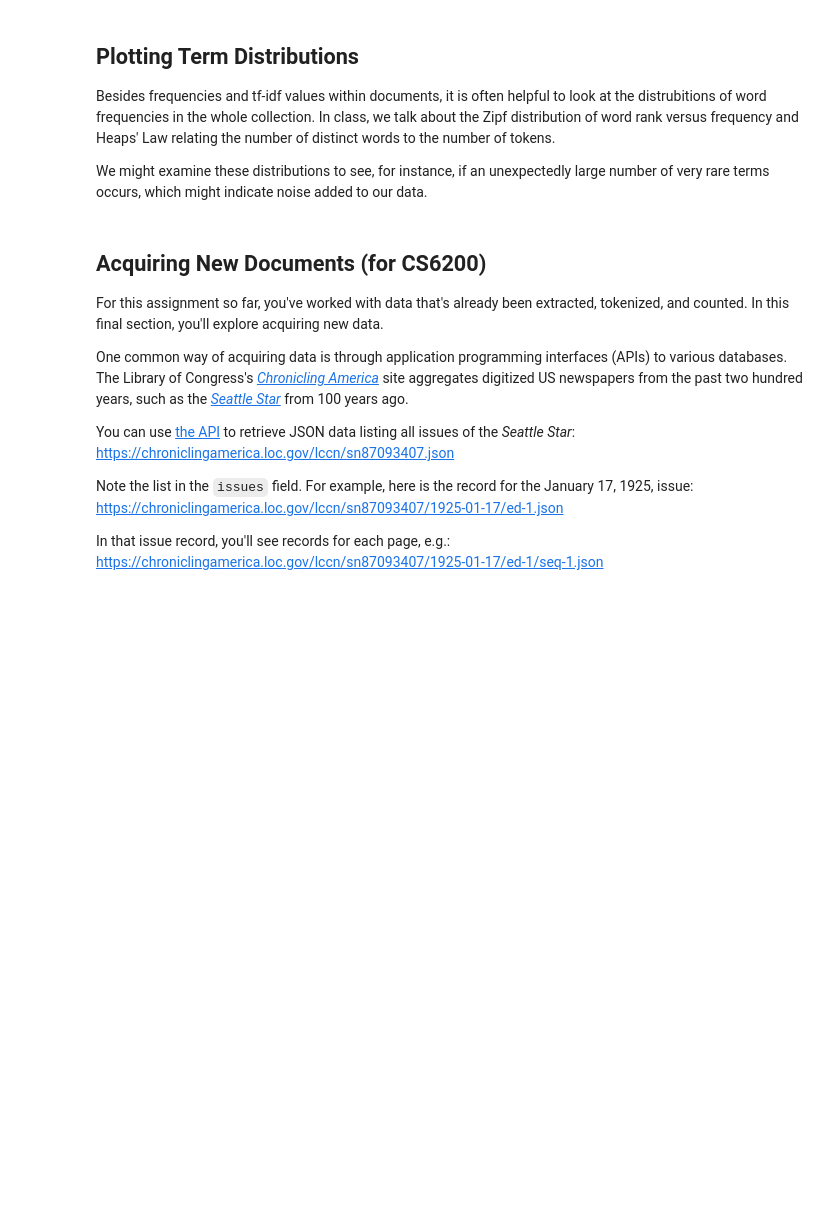
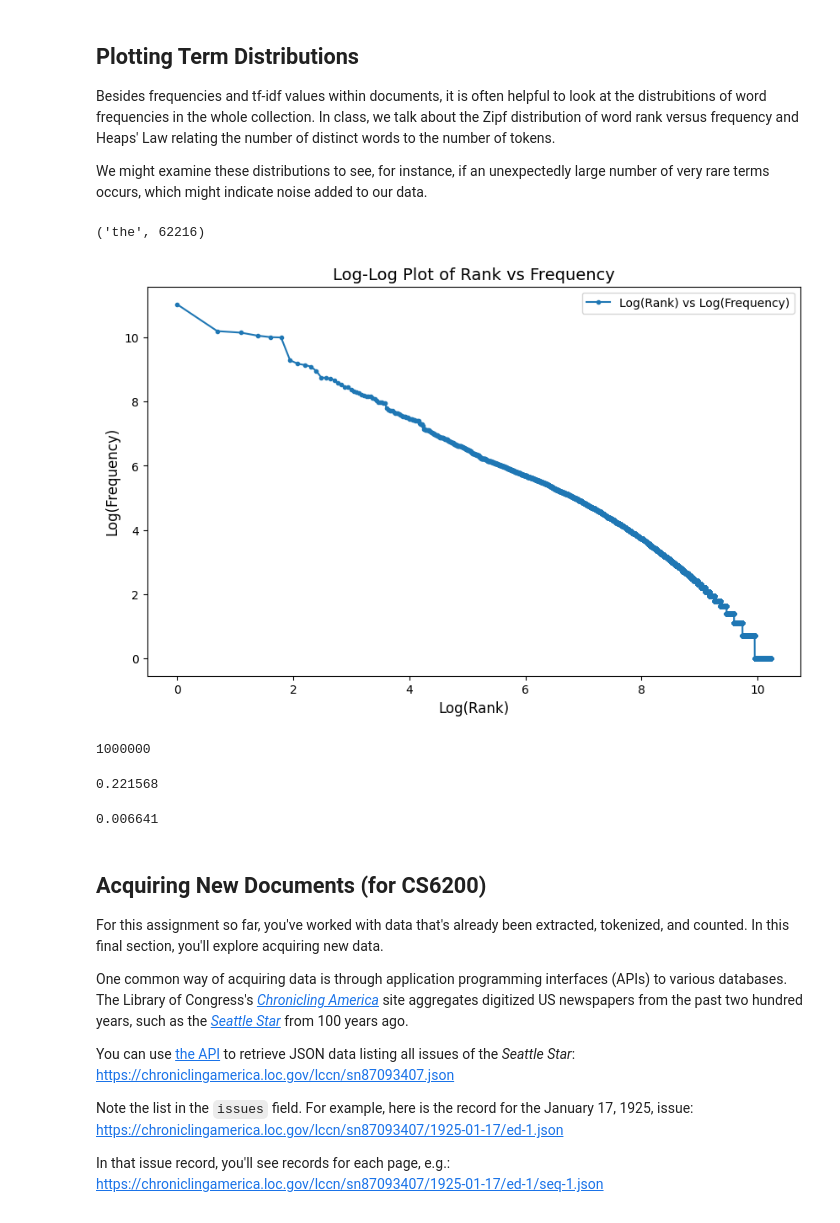
Before and after one commit to ViharReddy/CS4530-Fall-2024, a Jupyter notebook: term_statistics.ipynb, the cells around one changed output. Cells and saved outputs as stored; diff of their text form; code cells hidden in the pictures; blank space fills up the shorter version.

```diff
--- a/term_statistics.ipynb
+++ b/term_statistics.ipynb
@@ -135,3 +146,9 @@ df = dict()
 # %%
 # TODO: Print the relative document frequency of 'the',
 # i.e., the number of documents that contain 'the' divided by N.
+
+term = "the"
+doc_count = df.get(term, 0)
+relative_df = doc_count / N
+
+print(f"Relative Document Frequency of 'the': {relative_df:.4f}")
@@ -158,21 +214,73 @@ We might examine these distributions to see, for instance, if an unexpectedly la
 # TODO: Compute a list of the distinct words in this collection and sort it in descending order of frequency.
 # Thus frequency[0] should contain the word "the" and the count 62216.
 frequency = []
+
+term_freq = defaultdict(int)
+for entry in terms:
+  term = entry['term']
+  count = entry['count']
+  term_freq[term] += count
+
+frequency = sorted(term_freq.items(), key=lambda x: x[1], reverse=True)
+
+frequency[0]
+# %% [output]
+('the', 62216)
 # %%
 # TODO: Plot a graph of the log of the rank (starting at 1) on the x-axis,
 # against the log of the frequency on the y-axis. You may use the matplotlib
 # or other library.
+
+import matplotlib.pyplot as plt
+import numpy as np
+
+words, frequencies = zip(*frequency)
+
+ranks = np.arange(1, len(frequency) + 1)
+log_ranks = np.log(ranks)
+log_frequencies = np.log(frequencies)
+
+plt.figure(figsize=(10, 6))
+plt.plot(log_ranks, log_frequencies, marker='o', linestyle='-', markersize=3, label="Log(Rank) vs Log(Frequency)")
+
+plt.xlabel("Log(Rank)", fontsize=12)
+plt.ylabel("Log(Frequency)", fontsize=12)
+plt.title("Log-Log Plot of Rank vs Frequency", fontsize=14)
+plt.legend()
+plt.show()
+# %% [output]
+[figure, added]
 # %%
 # TODO: Compute the number of tokens in the corpus.
 # Remember to count each occurrence of each word. For instance, the 62,216
 # instances of "the" will all count here.
-ntokens = 0
+ntokens = sum(entry['count'] for entry in terms)
+
+ntokens
+# %% [output]
+1000000
 # %%
 # TODO: Compute the proportion of tokens made up by the top 10 most
 # frequent words.
+
+top_10_freq = sum(freq for _, freq in frequency[:10])
+
+proportion_top_10 = top_10_freq / ntokens
+
+proportion_top_10
+# %% [output]
+0.221568
 # %%
 # TODO: Compute the proportion of tokens made up by the words that occur
 # exactly once in this collection.
+
+freq_once = sum(freq for _, freq in frequency if freq == 1)
+
+proportion_freq_once = freq_once / ntokens
+
+proportion_freq_once
+# %% [output]
+0.006641
 # %% [markdown]
 ## Acquiring New Documents (for CS6200)
 
```
Also changed, not shown: parts of 5 cells of this notebook.
